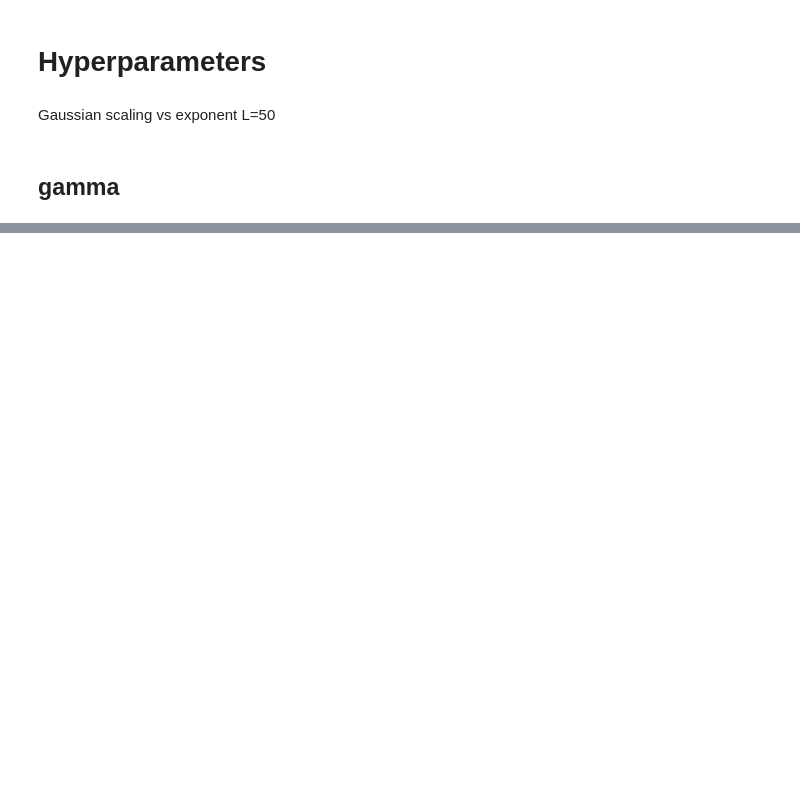
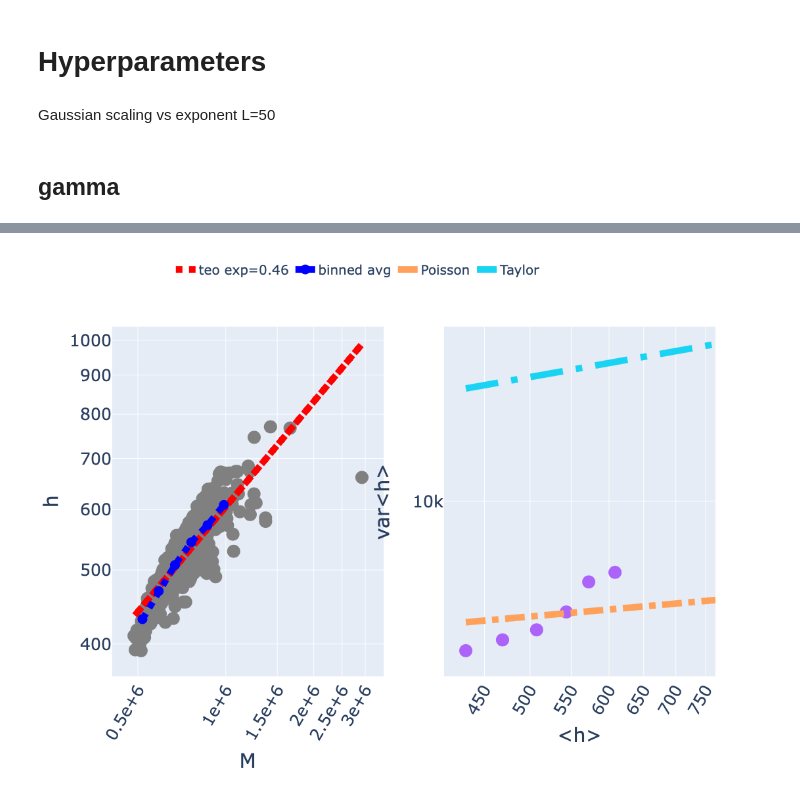
Before and after one commit to fvalle1/latentrees, a Jupyter notebook: sampletree.ipynb, the cells around one changed output, grey strips where cells are left out. Cells and saved outputs as stored; diff of their text form; code cells hidden in the pictures; blank space fills up the shorter version.

```diff
--- a/sampletree.ipynb
+++ b/sampletree.ipynb
@@ -240,16 +178,3 @@ plt.show()
-# %%
-m = 60
-n = m/(m-1)
-p = 1/m
-N = 1000
-counts, _, _ = plt.hist([rng.negative_binomial(n,p) for _ in range(N)], color="gray")
-plt.vlines([n*(1-p)/p],1,1e4)
-plt.vlines([m],1,1e4, lw=5, color="red", ls="--")
-
-
-plt.yscale("log")
-#plt.xscale("log")
-plt.show()
 # %% [markdown]
 # Hyperparameters
 # %% [markdown]
@@ -328,3 +265,75 @@ fig.show()
+# %%
+h = [len(np.unique(m.layers[-1].nodes)) for m in runtime]
+M = np.array([np.sum(m.layers[-1].nodes) for m in runtime])
+# %%
+x = np.linspace(min(M), max(M), 10)
+
+fig = make_subplots(cols=2, rows=1)
+
+popt,pcov = curve_fit(lambda x, C, gamma: C*np.power(x,gamma), M, h)
+
+fig.add_scatter(x=M,y=h, mode="markers", marker=dict(size=20, color="gray"), showlegend=False, row=1, col=1)
+
+popt, pcov = curve_fit(lambda x, C, exp: C*np.power(x,exp), M, h)
+fig.add_scatter(x=M,y=popt[0]*np.power(M,popt[1]), mode="lines", line=dict(width=10, color="red", dash="dot"), name="teo exp={:.2f}".format(popt[1]), row=1, col=1)
+
+
+bins = np.logspace(np.log10(M.min()),np.log10(M.max()),15)
+means, edges, _ = binned_statistic(M,h, statistic="mean", bins=bins)
+var, edges, _ = binned_statistic(M,h, statistic="std", bins=bins)
+var = var*var
+cnt, edges, _ = binned_statistic(M,h, statistic="count", bins=bins)
+
+mask = cnt > 10
+
+fig.add_scatter(x=(edges[1:]+edges[:-1])[mask]/2, y=means[mask], mode="markers+lines", line=dict(width=10, color="blue", dash="dot"), marker=dict(size=15), name="binned avg", row=1, col=1)
+
+
+fig.update_xaxes(type="log",
+                 title="M",
+                 title_font_size=30,
+                 tickfont_size=25,
+                 exponentformat="e",
+                 showexponent="all",
+                 tickangle=300,
+                 row=1, col=1)
+
+fig.update_yaxes(type="log",
+                 title="h",
+                 title_font_size=30,
+                 tickfont_size=25,
+                 nticks=5,
+                 row=1, col=1)
+
+x = np.linspace(min(means), max(means), 10)
+fig.add_trace(go.Scatter(x=means[mask],y=var[mask], mode="markers", marker = dict(size=20),showlegend=False), row=1, col=2)
+fig.add_traces([
+    go.Scatter(x=x, y=x, name="Poisson", mode="lines", line=dict(width=10, dash="dashdot")),
+    go.Scatter(x=x, y=x**2, name="Taylor", mode="lines", line=dict(width=10, dash="longdashdot"))
+],rows=1, cols=2)
+
+fig.update_xaxes(type="log",
+                 title="<h>",
+                 title_font_size=30,
+                 tickfont_size=25,
+                 exponentformat="e",
+                 showexponent="all",
+                 tickangle=300,
+                 row=1, col=2)
+
+fig.update_yaxes(type="log",
+                 title="var<h>",
+                 title_font_size=30,
+                 tickfont_size=25,
+                 nticks=2,
+                 row=1, col=2)
+
+fig.update_layout(legend=dict(font_size=20, orientation="h", x=0.1,y=1.2),width=1500, height=800)
+fig.show()
+fig.write_image("images/heaps.pdf")
+fig.write_html("images/heaps.html")
+# %% [output]
+[figure, added]
 # %%
 import gc
 gc.collect()
```
Also changed, not shown: parts of 18 cells of this notebook.
